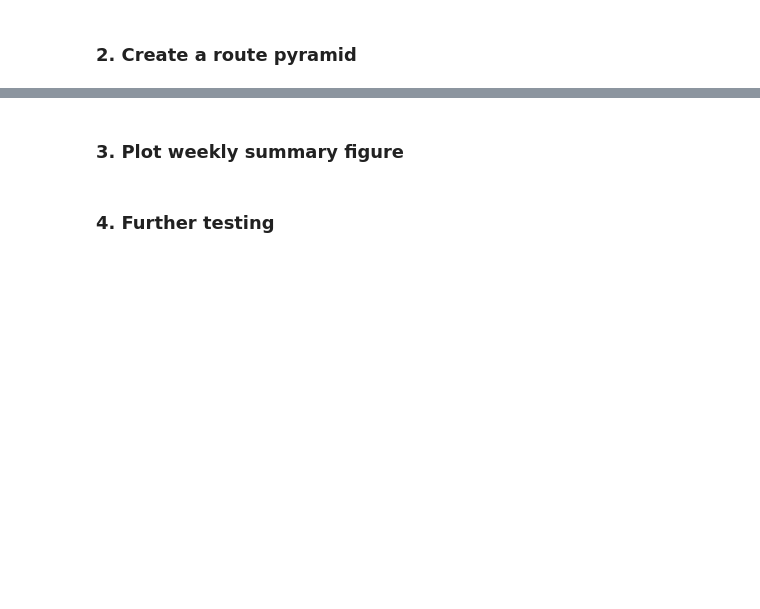
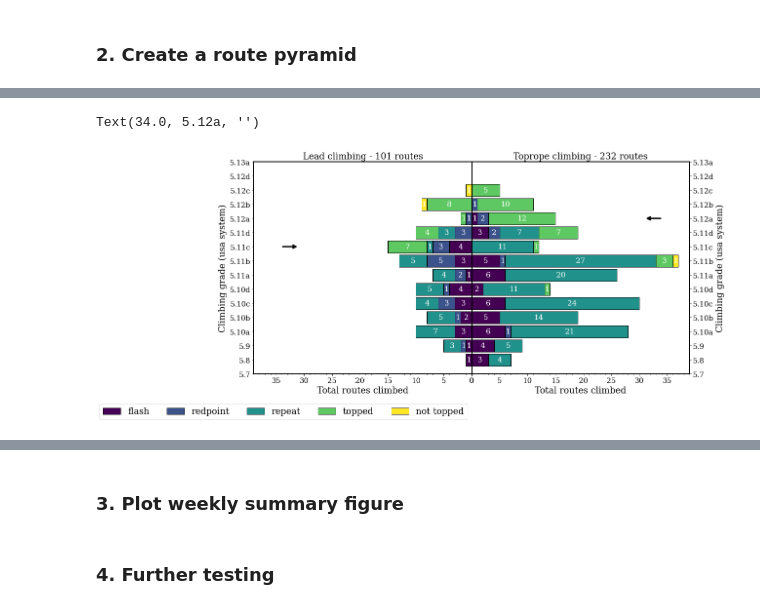
Before and after one commit to bbuysschaert/climbinglogs, a Jupyter notebook: demo.ipynb, the cells around one changed output, grey strips where cells are left out. Saved outputs shown, nothing was run; the diff lists cells and outputs as text; code cells hidden in the pictures; blank space fills up the shorter version.

```diff
--- a/demo.ipynb
+++ b/demo.ipynb
@@ -35,3 +51,19 @@ fig = plot_gradepyramid(logs, aggtype='sum', gradesystem='french', legend=True)
+# %%
+fig = plot_doublegradepyramid(logs, aggtype='sum', gradesystem='usa')
+ax1, ax2 = fig.get_axes()
+x1max = ax1.get_xlim()[0]
+x2max = ax2.get_xlim()[-1]
+ax1.annotate("",
+             xy=(x1max - 8, get_maxgrade_flash(logs[logs['style'] == 'lead'], gradesystem='usa')),
+             xytext=(x1max - 5, get_maxgrade_flash(logs[logs['style'] == 'lead'], gradesystem='usa')),
+             arrowprops=dict(arrowstyle="->", lw=3))
+ax2.annotate("",
+             xy=(x2max - 8, get_maxgrade_flash(logs[logs['style'] == 'toprope'], gradesystem='usa')),
+             xytext=(x2max - 5, get_maxgrade_flash(logs[logs['style'] == 'toprope'], gradesystem='usa')),
+             arrowprops=dict(arrowstyle="->", lw=3))
+# %% [output]
+Text(34.0, 5.12a, '')
+[figure, added]
 # %%
 fig = plot_doublegradepyramid(logs, aggtype='sum', gradesystem='french')
 ax1, ax2 = fig.get_axes()
```
Also changed, not shown: parts of 5 cells of this notebook.
